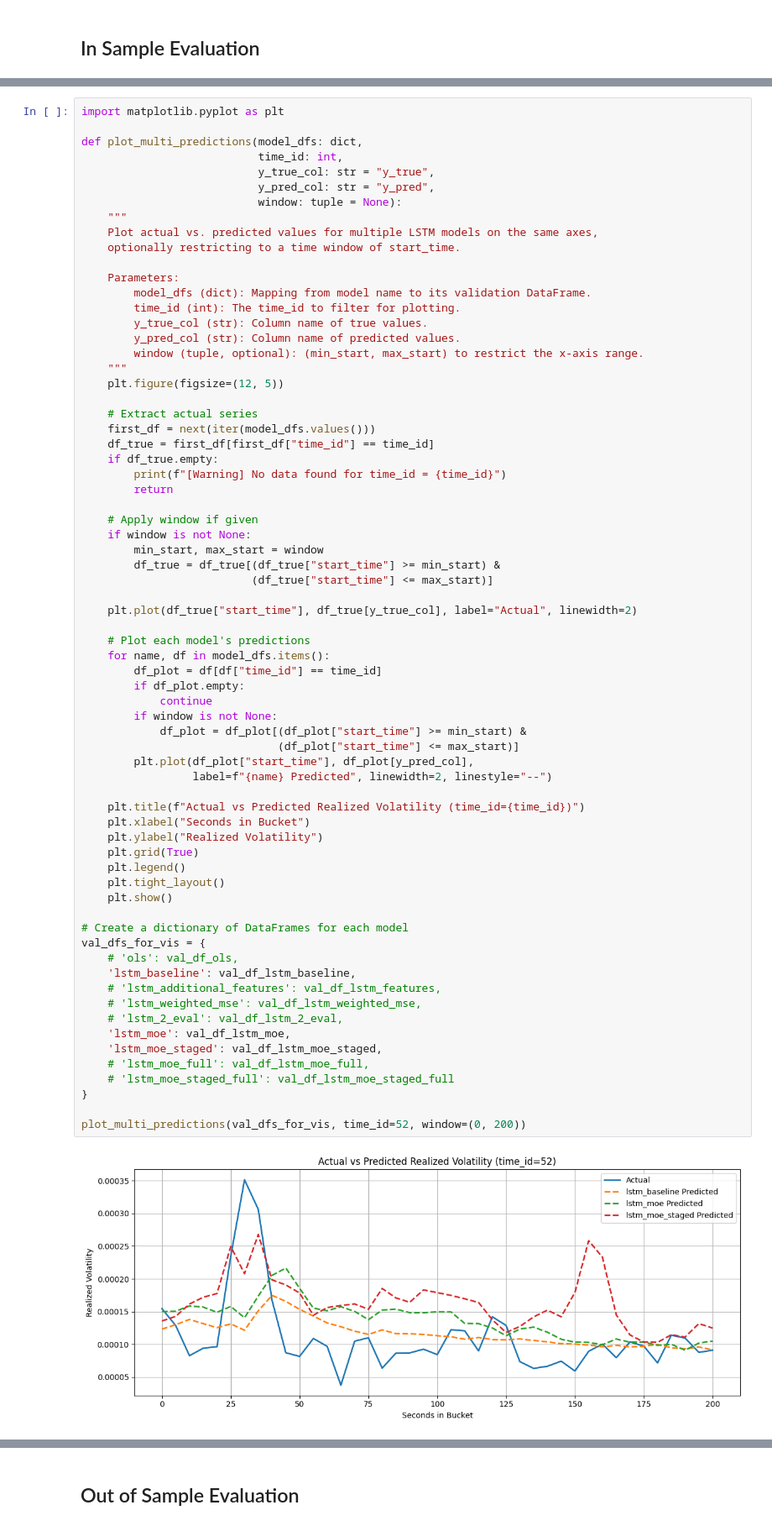
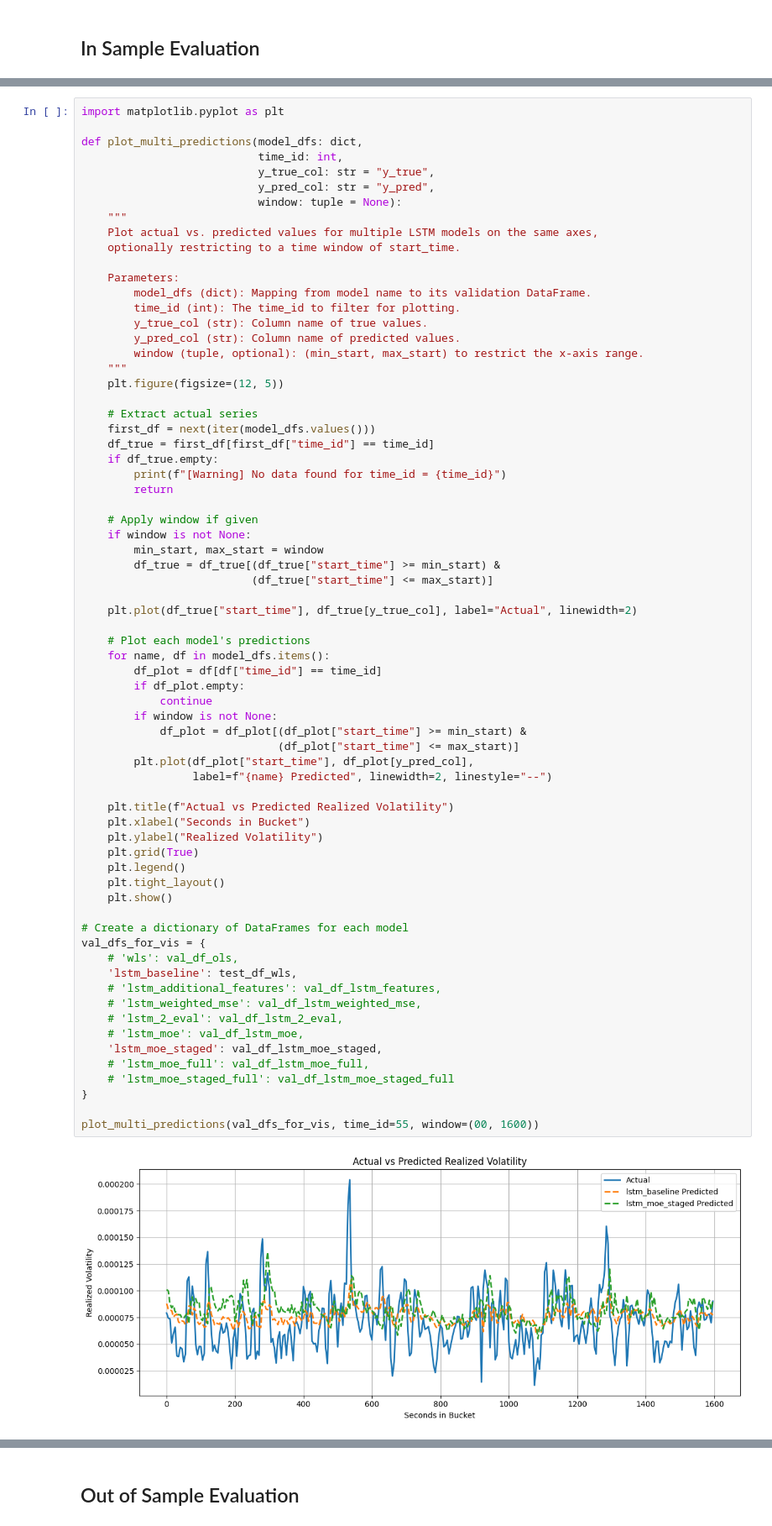
Before and after one commit to mofrui/volatility-analysis, a Jupyter notebook: report.ipynb, the cells around one changed output, grey strips where cells are left out. Shown at 84% size. Saved outputs shown, nothing was run; the diff lists cells and outputs as text.

```diff
--- a/report.ipynb
+++ b/report.ipynb
@@ -695,36 +696,36 @@ def plot_multi_predictions(model_dfs: dict,
 
     # Plot each model's predictions
     for name, df in model_dfs.items():
         df_plot = df[df["time_id"] == time_id]
         if df_plot.empty:
             continue
         if window is not None:
             df_plot = df_plot[(df_plot["start_time"] >= min_start) &
                               (df_plot["start_time"] <= max_start)]
         plt.plot(df_plot["start_time"], df_plot[y_pred_col],
                  label=f"{name} Predicted", linewidth=2, linestyle="--")
 
-    plt.title(f"Actual vs Predicted Realized Volatility (time_id={time_id})")
+    plt.title(f"Actual vs Predicted Realized Volatility")
     plt.xlabel("Seconds in Bucket")
     plt.ylabel("Realized Volatility")
     plt.grid(True)
     plt.legend()
     plt.tight_layout()
     plt.show()
 
 # Create a dictionary of DataFrames for each model
 val_dfs_for_vis = {
-    # 'ols': val_df_ols,
-    'lstm_baseline': val_df_lstm_baseline,
+    # 'wls': val_df_ols,
+    'lstm_baseline': test_df_wls,
     # 'lstm_additional_features': val_df_lstm_features,
     # 'lstm_weighted_mse': val_df_lstm_weighted_mse,
     # 'lstm_2_eval': val_df_lstm_2_eval,
-    'lstm_moe': val_df_lstm_moe,
+    # 'lstm_moe': val_df_lstm_moe,
     'lstm_moe_staged': val_df_lstm_moe_staged,
     # 'lstm_moe_full': val_df_lstm_moe_full,
     # 'lstm_moe_staged_full': val_df_lstm_moe_staged_full
 }
 
-plot_multi_predictions(val_dfs_for_vis, time_id=52, window=(0, 200))
+plot_multi_predictions(val_dfs_for_vis, time_id=55, window=(00, 1600))
 # %% [output]
-[figure, old version]
+[figure, new version]
```
Also changed, not shown: parts of 14 cells of this notebook, 2 other files.
